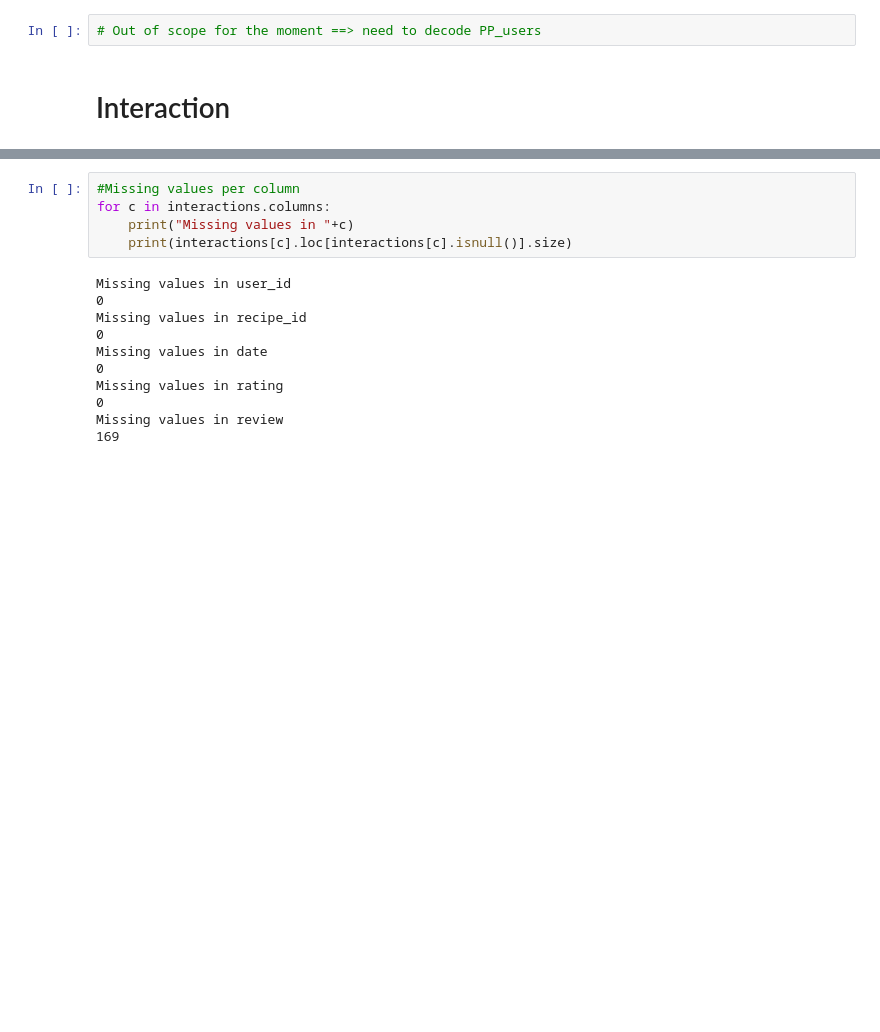
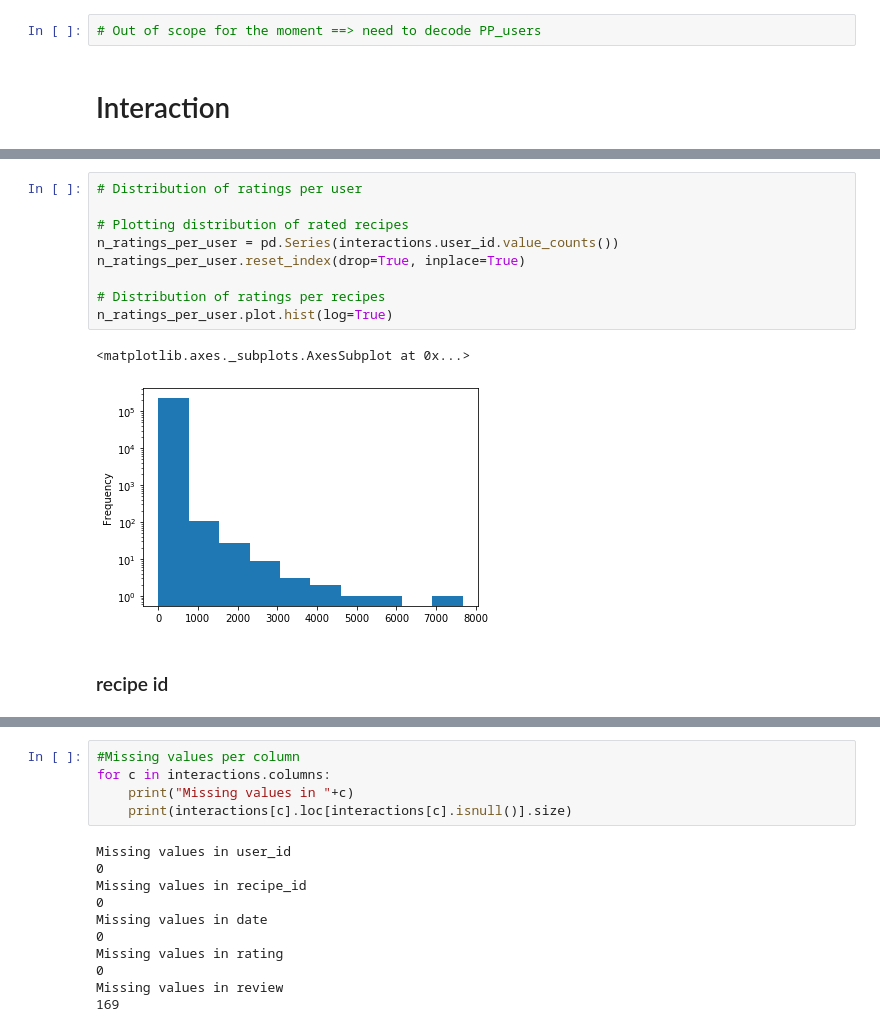
Before and after one commit to CaroHolt/WebMiningRecipeProject, a Jupyter notebook: Project_Exploring.ipynb, the cells around one changed output, grey strips where cells are left out. Drawn from its saved outputs; the diff is of its cells as text; blank space fills up the shorter version.

```diff
--- a/Project_Exploring.ipynb
+++ b/Project_Exploring.ipynb
@@ -495,0 +653,14 @@ interactions.describe(include=np.object)
+# %%
+# Distribution of ratings per user
+
+# Plotting distribution of rated recipes
+n_ratings_per_user = pd.Series(interactions.user_id.value_counts())
+n_ratings_per_user.reset_index(drop=True, inplace=True)
+
+# Distribution of ratings per recipes
+n_ratings_per_user.plot.hist(log=True)
+# %% [output]
+<matplotlib.axes._subplots.AxesSubplot at 0x...>
+[figure, added]
+# %% [markdown]
+### recipe id
```
Also changed, not shown: parts of 49 cells of this notebook.
